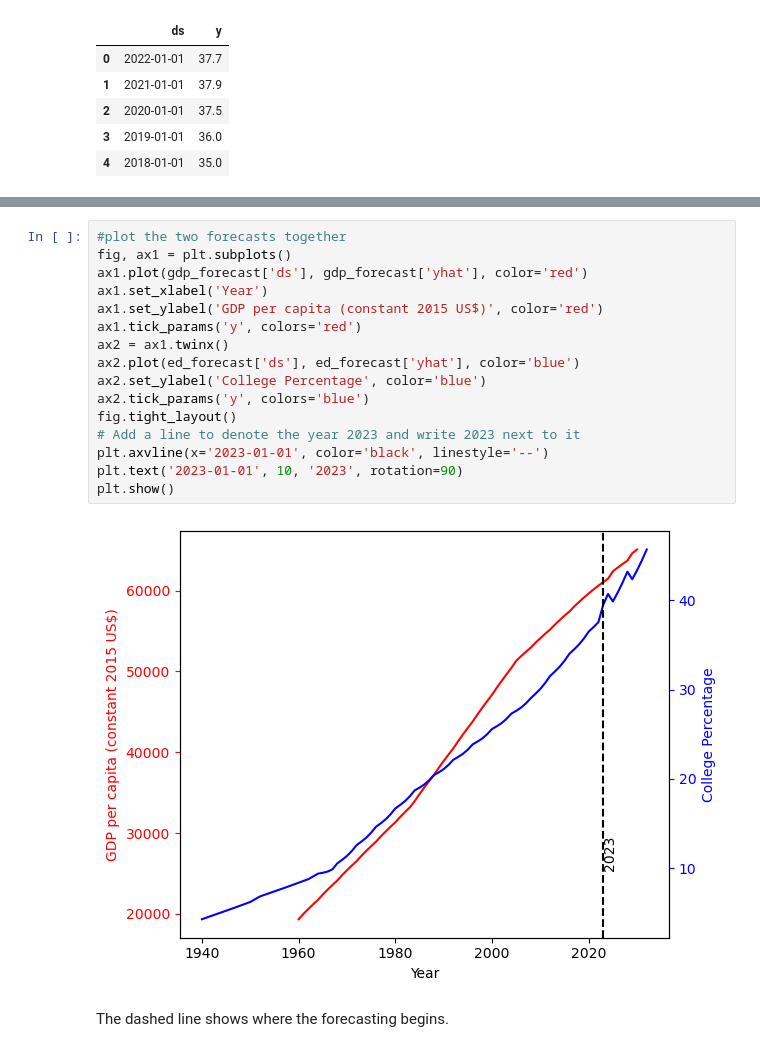
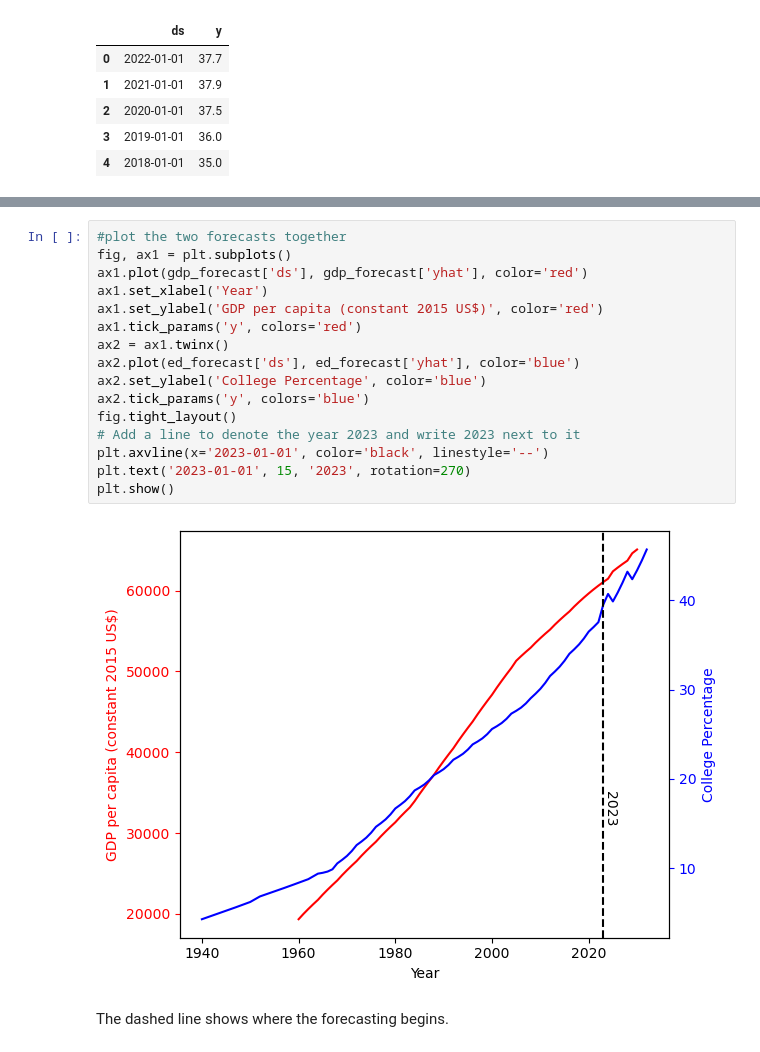
Before and after one commit to leomassoc/LSE-DS105L-Data-Detectives, a Jupyter notebook: notebooks/NB3 Forecasting.ipynb, the cells around one changed output, grey strips where cells are left out. Cells and saved outputs as stored; diff of their text form.

```diff
--- a/notebooks/NB3 Forecasting.ipynb
+++ b/notebooks/NB3 Forecasting.ipynb
@@ -168,20 +168,20 @@ ed_forecast[(ed_forecast['ds'] > '2010-01-01') & (ed_forecast['ds'] < '2022-01-0
 # %%
 #plot the two forecasts together
 fig, ax1 = plt.subplots()
 ax1.plot(gdp_forecast['ds'], gdp_forecast['yhat'], color='red')
 ax1.set_xlabel('Year')
 ax1.set_ylabel('GDP per capita (constant 2015 US$)', color='red')
 ax1.tick_params('y', colors='red')
 ax2 = ax1.twinx()
 ax2.plot(ed_forecast['ds'], ed_forecast['yhat'], color='blue')
 ax2.set_ylabel('College Percentage', color='blue')
 ax2.tick_params('y', colors='blue')
 fig.tight_layout()
 # Add a line to denote the year 2023 and write 2023 next to it
 plt.axvline(x='2023-01-01', color='black', linestyle='--')
-plt.text('2023-01-01', 10, '2023', rotation=90)
+plt.text('2023-01-01', 15, '2023', rotation=270)
 plt.show()
 # %% [output]
-[figure, old version]
+[figure, new version]
 # %% [markdown]
 The dashed line shows where the forecasting begins.
```
Also changed, not shown: parts of 4 cells of this notebook.
